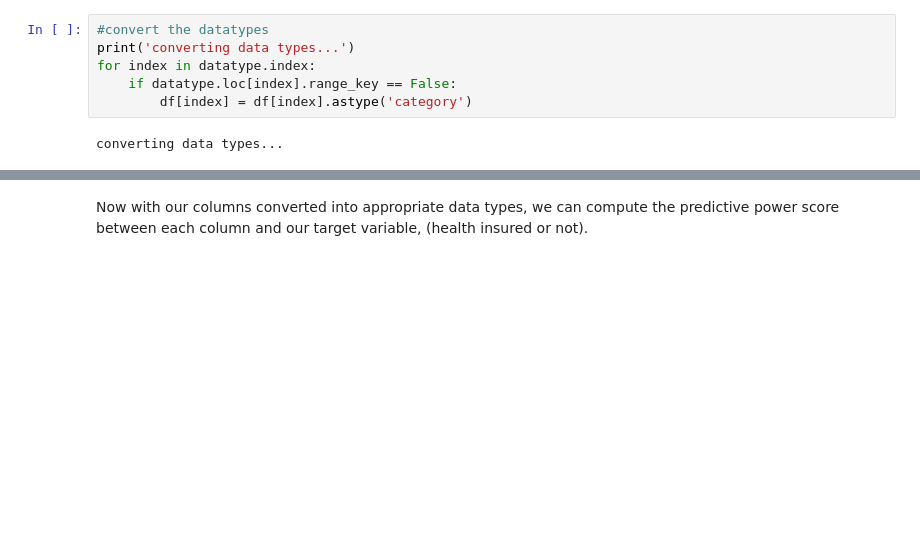
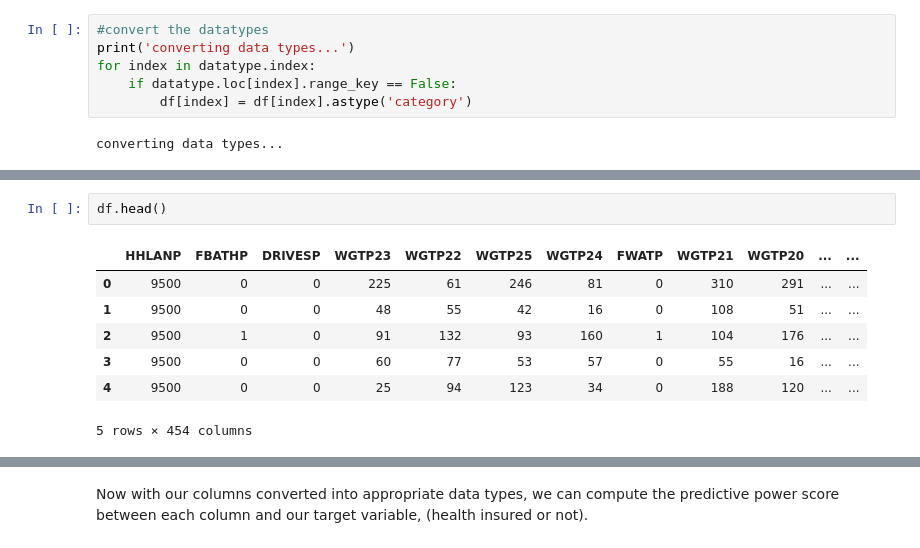
Before and after one commit to kadougherty/census_healthinsurance, a Jupyter notebook: census_healthinsurance_eda.ipynb, the cells around one changed output, grey strips where cells are left out. Saved outputs shown, nothing was run; the diff lists cells and outputs as text; blank space fills up the shorter version.

```diff
--- a/census_healthinsurance_eda.ipynb
+++ b/census_healthinsurance_eda.ipynb
@@ -258 +249,11 @@ RuntimeError: dictionary keys changed during iteration
+# %%
+df.head()
+# %% [output]
+|  | HHLANP | FBATHP | DRIVESP | WGTP23 | WGTP22 | WGTP25 | WGTP24 | FWATP | WGTP21 | WGTP20 | ... | ... |
+| 0 | 9500 | 0 | 0 | 225 | 61 | 246 | 81 | 0 | 310 | 291 | ... | ... |
+| 1 | 9500 | 0 | 0 | 48 | 55 | 42 | 16 | 0 | 108 | 51 | ... | ... |
+| 2 | 9500 | 1 | 0 | 91 | 132 | 93 | 160 | 1 | 104 | 176 | ... | ... |
+| 3 | 9500 | 0 | 0 | 60 | 77 | 53 | 57 | 0 | 55 | 16 | ... | ... |
+| 4 | 9500 | 0 | 0 | 25 | 94 | 123 | 34 | 0 | 188 | 120 | ... | ... |
+5 rows × 454 columns
 # %%
```
Also changed, not shown: parts of 40 cells of this notebook, 23 other files.
